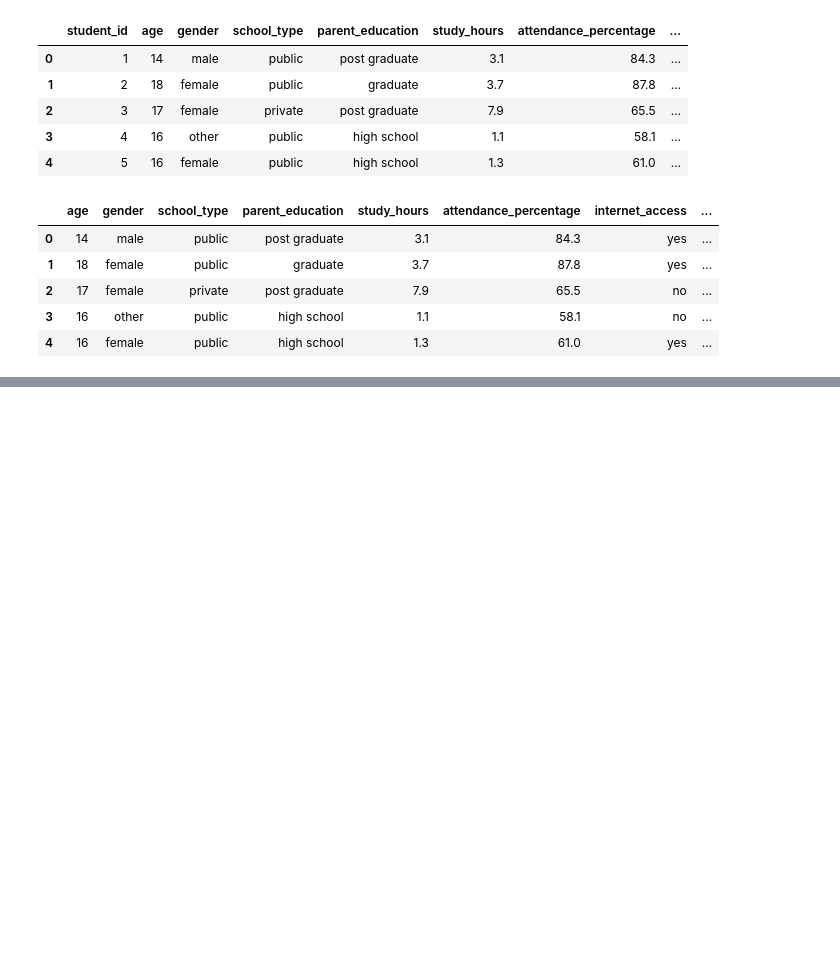
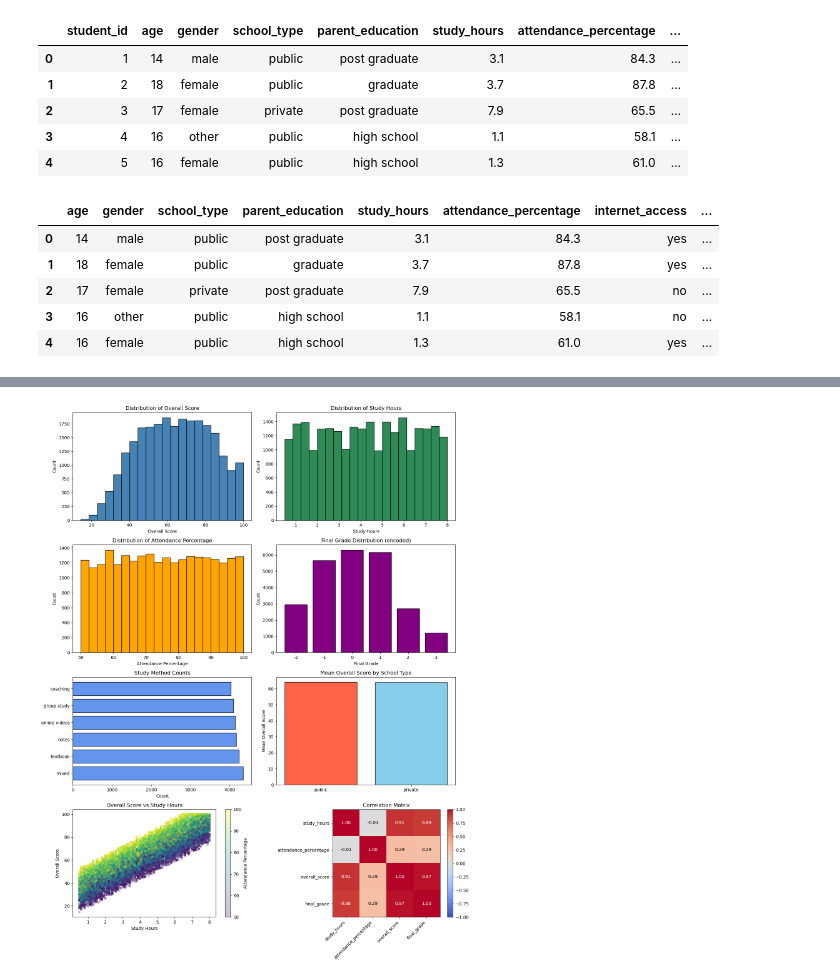
Before and after one commit to bapaidas2002/Projects, a Jupyter notebook: SKE309_Project/main.ipynb, the cells around one changed output, grey strips where cells are left out. Saved outputs shown, nothing was run; the diff lists cells and outputs as text; code cells hidden in the pictures; blank space fills up the shorter version.

```diff
--- a/SKE309_Project/main.ipynb
+++ b/SKE309_Project/main.ipynb
@@ -15,7 +15,7 @@ df.head(5)
 | 3 | 4 | 16 | other | public | high school | 1.1 | 58.1 | ... |
 | 4 | 5 | 16 | female | public | high school | 1.3 | 61.0 | ... |
 # %%
-df1 = df.drop(['student_id'], axis=1)
+df1 = df.drop(['student_id', 'math_score', 'science_score', 'english_score'], axis=1)
 df1.head(5)
 # %% [output]
 |  | age | gender | school_type | parent_education | study_hours | attendance_percentage | internet_access | ... |
@@ -26,0 +103,70 @@ df1.head(5)
+# %%
+print("Dataset shape:", df.shape)
+print("\nEncoded dataframe summary:")
+print(df2.describe().transpose())
+
+print("\nMissing values in df2:")
+print(df2.isna().sum())
+
+print("\nCategorical counts:")
+for col in ['gender', 'school_type', 'parent_education', 'internet_access', 'travel_time', 'extra_activities', 'study_method', 'final_grade']:
+    print(f"\n{col} value counts:")
+    print(df[col].value_counts(dropna=False).sort_index())
+
+fig, axes = plt.subplots(4, 2, figsize=(14, 18))
+axes = axes.flatten()
+
+axes[0].hist(df2['overall_score'].dropna(), bins=20, color='steelblue', edgecolor='black')
+axes[0].set_title('Distribution of Overall Score')
+axes[0].set_xlabel('Overall Score')
+axes[0].set_ylabel('Count')
+
+axes[1].hist(df2['study_hours'].dropna(), bins=20, color='seagreen', edgecolor='black')
+axes[1].set_title('Distribution of Study Hours')
+axes[1].set_xlabel('Study Hours')
+axes[1].set_ylabel('Count')
+
+axes[2].hist(df2['attendance_percentage'].dropna(), bins=20, color='orange', edgecolor='black')
+axes[2].set_title('Distribution of Attendance Percentage')
+axes[2].set_xlabel('Attendance Percentage')
+axes[2].set_ylabel('Count')
+
+grade_counts = df2['final_grade'].value_counts().sort_index()
+axes[3].bar(grade_counts.index.astype(str), grade_counts.values, color='purple', edgecolor='black')
+axes[3].set_title('Final Grade Distribution (encoded)')
+axes[3].set_xlabel('Final Grade')
+axes[3].set_ylabel('Count')
+
+study_method_counts = df['study_method'].value_counts().sort_values(ascending=False)
+axes[4].barh(study_method_counts.index, study_method_counts.values, color='cornflowerblue', edgecolor='black')
+axes[4].set_title('Study Method Counts')
+axes[4].set_xlabel('Count')
+
+school_means = df2.groupby('school_type')['overall_score'].mean()
+axes[5].bar(['public', 'private'], school_means.values, color=['tomato', 'skyblue'], edgecolor='black')
+axes[5].set_title('Mean Overall Score by School Type')
+axes[5].set_ylabel('Mean Overall Score')
+
+scatter = axes[6].scatter(df2['study_hours'], df2['overall_score'], alpha=0.25, s=20, c=df2['attendance_percentage'], cmap='viridis')
+axes[6].set_title('Overall Score vs Study Hours')
+axes[6].set_xlabel('Study Hours')
+axes[6].set_ylabel('Overall Score')
+cbar = fig.colorbar(scatter, ax=axes[6])
+cbar.set_label('Attendance Percentage')
+
+corr_matrix = df2[['study_hours', 'attendance_percentage', 'overall_score', 'final_grade']].corr()
+im = axes[7].imshow(corr_matrix, cmap='coolwarm', vmin=-1, vmax=1)
+axes[7].set_title('Correlation Matrix')
+axes[7].set_xticks(range(len(corr_matrix)))
+axes[7].set_xticklabels(corr_matrix.columns, rotation=45, ha='right')
+axes[7].set_yticks(range(len(corr_matrix)))
+axes[7].set_yticklabels(corr_matrix.index)
+for i in range(corr_matrix.shape[0]):
+    for j in range(corr_matrix.shape[1]):
+        axes[7].text(j, i, f"{corr_matrix.iloc[i, j]:.2f}", ha='center', va='center',
+                     color='white' if abs(corr_matrix.iloc[i, j]) > 0.5 else 'black')
+fig.colorbar(im, ax=axes[7], fraction=0.046, pad=0.04)
+
+plt.tight_layout()
+plt.show()
+# %% [output]
@@ -26,0 +190 @@ df1.head(5)
+[figure, added]
```
Also changed, not shown: parts of 6 cells of this notebook, 1 other file.
